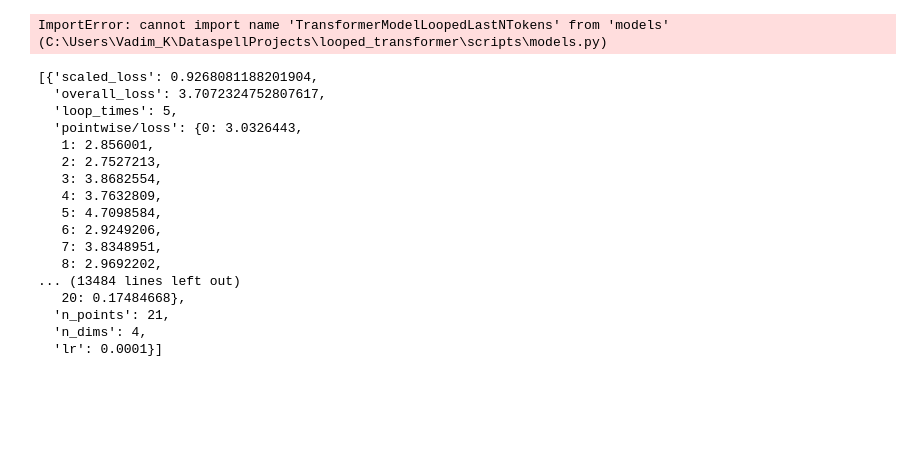
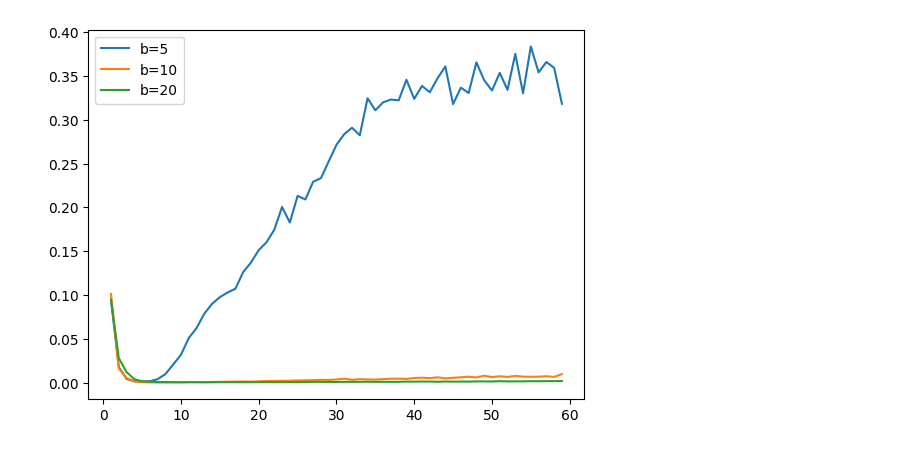
Before and after one commit to Vadimbuildercxx/looped_transformer, a Jupyter notebook: scripts/experiment.ipynb, the cells around one changed output. Cells and saved outputs as stored; diff of their text form; code cells hidden in the pictures; blank space fills up the shorter version.

```diff
--- a/scripts/experiment.ipynb
+++ b/scripts/experiment.ipynb
@@ -295,0 +41,13 @@ number of parameters: 0.79M
+# %%
+model_loop_b20 = TransformerModelLooped(
+    n_dims=n_dims,
+    n_positions=101,
+    n_embd=256,
+    n_layer=1,
+    n_head=4,
+    pred_type="regression",
+).cuda()
+
+cirriculum_b20 = CurriculumSimple(n_dims, 31, 20, [5000, n_dims, 0], [5000, 31, 0], [5000, 20, 0])
+
+metrics_l1_b20_d10 = train_without_config(model_loop_b20, cirriculum_b20, model_n_dims=n_dims, log_every_steps=10, train_steps=15000, family="gpt2_loop", do_wandb_log=False)
@@ -296,9 +57,12 @@ number of parameters: 0.79M
 # %%
-val_by_loop = []
-loop_steps = []
-for i in range(5, 60):
-    val_loss = validate_model(model, n_loops=i, model_n_dims=4, n_points=21, family="gpt2_loop")
-    val_by_loop.append(val_loss)
-    loop_steps.append(i)
-
-plt.plot(loop_steps, val_by_loop)
+def calculate_by_loop(model):
+    val_by_loop = []
+    loop_steps = []
+    for i in range(1, 60):
+        val_loss = validate_model(model, n_dims_truncated=10, n_loops=i, model_n_dims=10, n_points=21, family="gpt2_loop")
+        val_by_loop.append(val_loss / n_dims)
+        loop_steps.append(i)
+    return loop_steps, val_by_loop
+steps_b5, values_b5 = calculate_by_loop(model_loop_b5)
+steps_b10, values_b10 = calculate_by_loop(model_loop_b10)
+steps_b20, values_b20 = calculate_by_loop(model_loop_b20)
@@ -322,25 +69,8 @@ n_loops = 1; horizon_start = max(0, n_loops - 20)
-# %%
-from models import TransformerModelLoopedLastNTokens
-model = TransformerModelLoopedLastNTokens(3, n_dims=4, n_positions=101, n_embd=256, n_layer=1, n_head=4, pred_type="regression").to(DEVICE)
-# %% [output]
-ImportError: cannot import name 'TransformerModelLoopedLastNTokens' from 'models' (C:\Users\Vadim_K\DataspellProjects\looped_transformer\scripts\models.py)
-# %%
-metrics_1
-# %% [output]
-[{'scaled_loss': 0.9268081188201904,
-  'overall_loss': 3.7072324752807617,
-  'loop_times': 5,
-  'pointwise/loss': {0: 3.0326443,
-   1: 2.856001,
-   2: 2.7527213,
-   3: 3.8682554,
-   4: 3.7632809,
-   5: 4.7098584,
-   6: 2.9249206,
-   7: 3.8348951,
-   8: 2.9692202,
-... (13484 lines left out)
-   20: 0.17484668},
-  'n_points': 21,
-  'n_dims': 4,
-  'lr': 0.0001}]
+# %%
+plt.plot(steps_b5, values_b5)
+plt.plot(steps_b10, values_b10)
+plt.plot(steps_b20, values_b20)
+plt.legend(["b=5", "b=10", "b=20"])
+plt.savefig('../images/check_for_convergence_properties.png')
+# %% [output]
+[figure, added]
```
Also changed, not shown: parts of 11 cells of this notebook.
